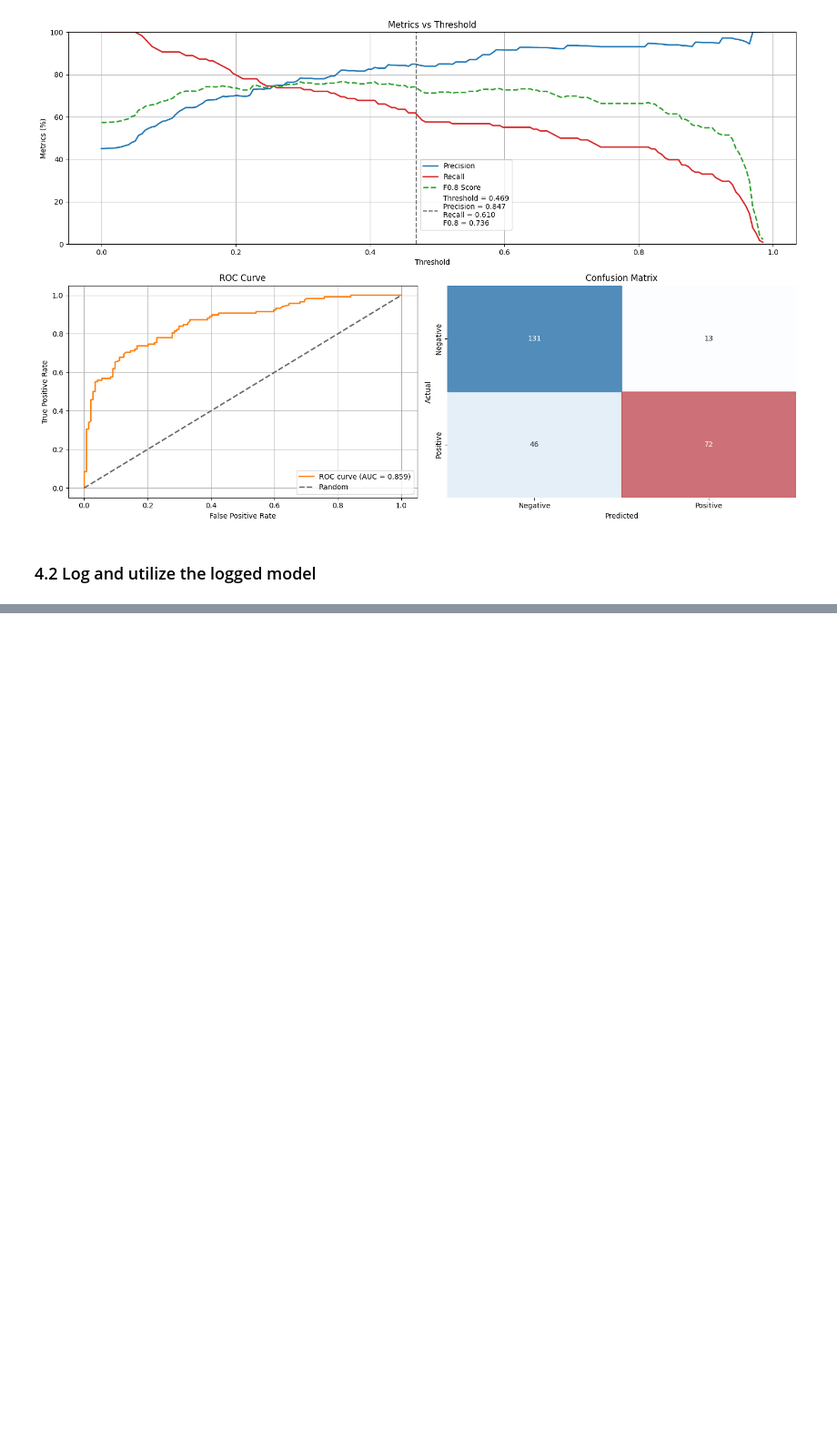
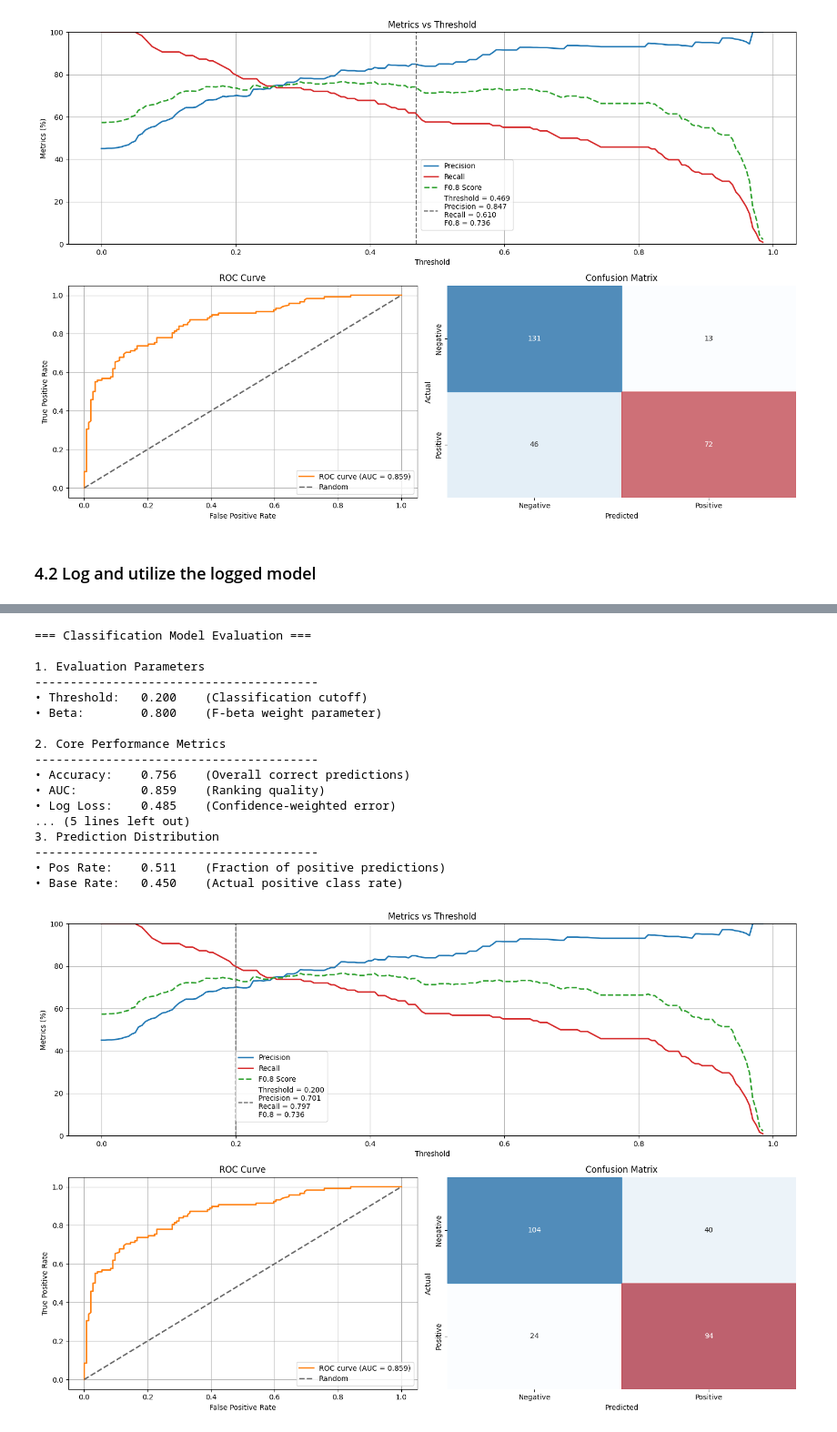
Before and after one commit to MenaWANG/mlarena, a Jupyter notebook: examples/2.advanced_usage.ipynb, the cells around one changed output, grey strips where cells are left out. Shown at 91% size. Drawn from its saved outputs; the diff is of its cells as text; code cells hidden in the pictures; blank space fills up the shorter version.

```diff
--- a/examples/2.advanced_usage.ipynb
+++ b/examples/2.advanced_usage.ipynb
@@ -732,3 +732,25 @@ results = unwrapped_model.evaluate(X_test, y_test, beta=beta, threshold=threshol
 • Pos Rate:    0.324    (Fraction of positive predictions)
 • Base Rate:   0.450    (Actual positive class rate)
 [figure]
+# %%
+# update report with any specified threshold
+results = unwrapped_model.evaluate(X_test, y_test, beta=beta, threshold=0.2)
+# %% [output]
+=== Classification Model Evaluation ===
+
+1. Evaluation Parameters
+----------------------------------------
+• Threshold:   0.200    (Classification cutoff)
+• Beta:        0.800    (F-beta weight parameter)
+
+2. Core Performance Metrics
+----------------------------------------
+• Accuracy:    0.756    (Overall correct predictions)
+• AUC:         0.859    (Ranking quality)
+• Log Loss:    0.485    (Confidence-weighted error)
+... (5 lines left out)
+3. Prediction Distribution
+----------------------------------------
+• Pos Rate:    0.511    (Fraction of positive predictions)
+• Base Rate:   0.450    (Actual positive class rate)
+[figure, added]
```
Also changed, not shown: parts of 14 cells of this notebook, 3 other files.
